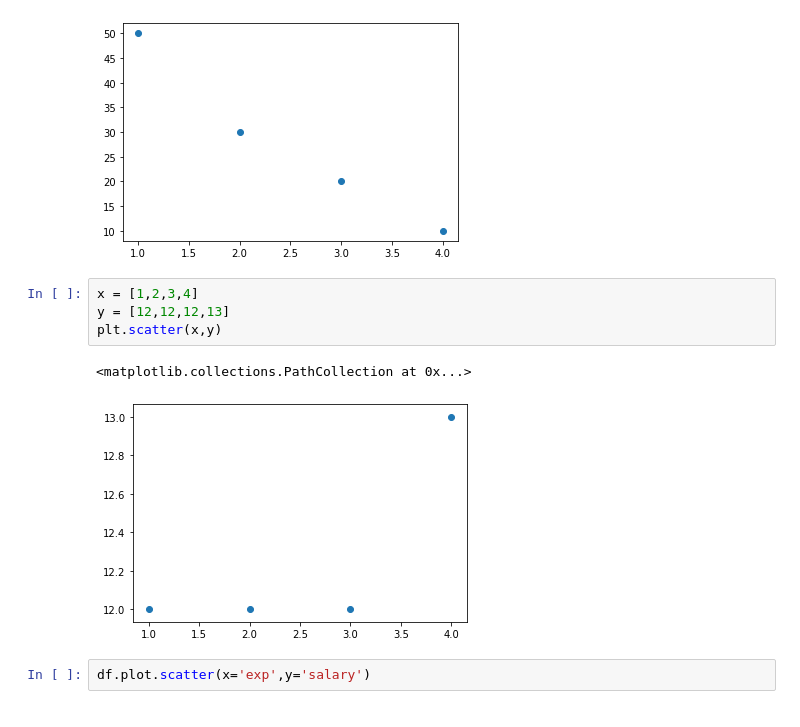
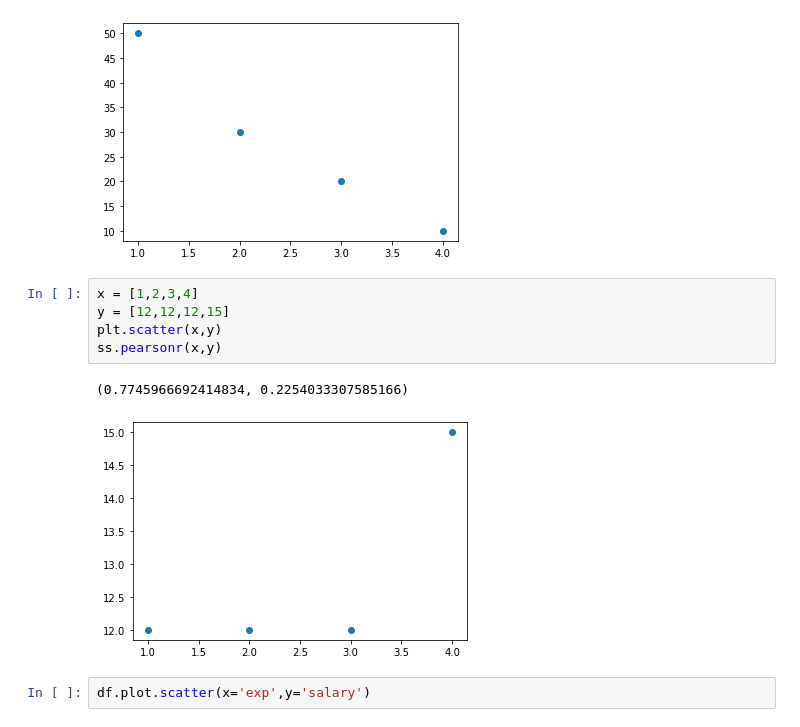
Before and after one commit to srikanthpragada/DS_28_SEP_2020, a Jupyter notebook: stats/salary_stats.ipynb, the cells around one changed output. Saved outputs shown, nothing was run; the diff lists cells and outputs as text.

```diff
--- a/stats/salary_stats.ipynb
+++ b/stats/salary_stats.ipynb
@@ -104,11 +104,12 @@ ss.pearsonr(x,y)
 [figure]
 # %%
 x = [1,2,3,4]
-y = [12,12,12,13]
+y = [12,12,12,15]
 plt.scatter(x,y)
+ss.pearsonr(x,y)
 # %% [output]
-<matplotlib.collections.PathCollection at 0x...>
+(0.7745966692414834, 0.2254033307585166)
-[figure, old version]
+[figure, new version]
 # %%
 df.plot.scatter(x='exp',y='salary')
 # %% [output]
```
Also changed, not shown: parts of 3 cells of this notebook, 1 other file.
